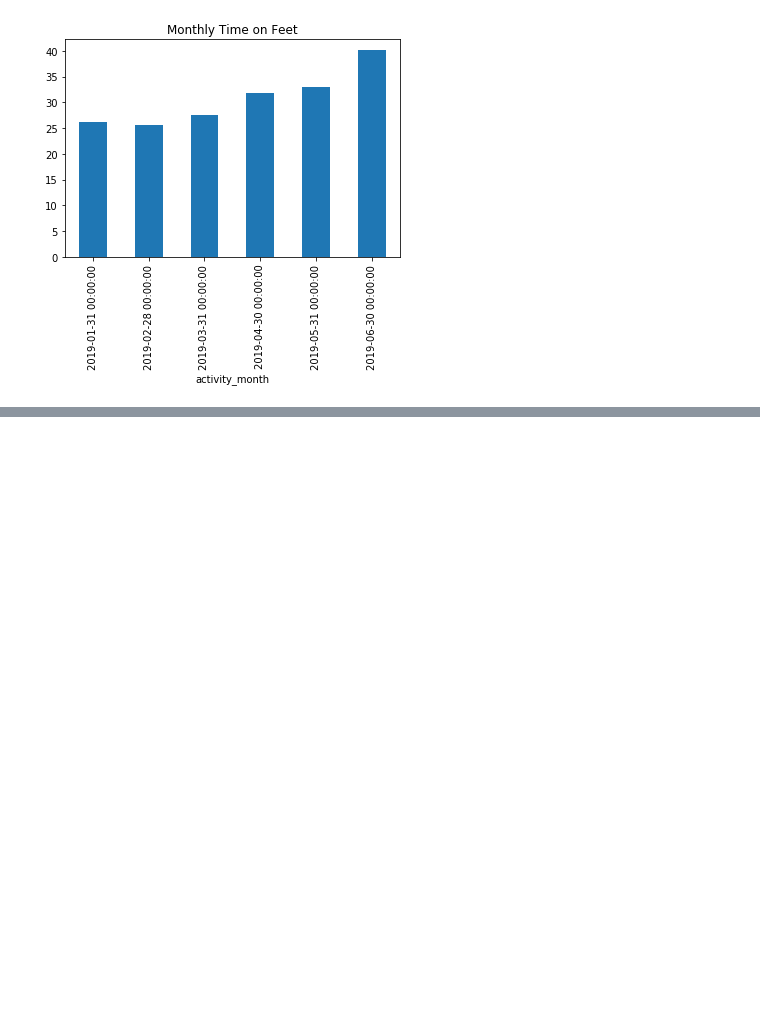
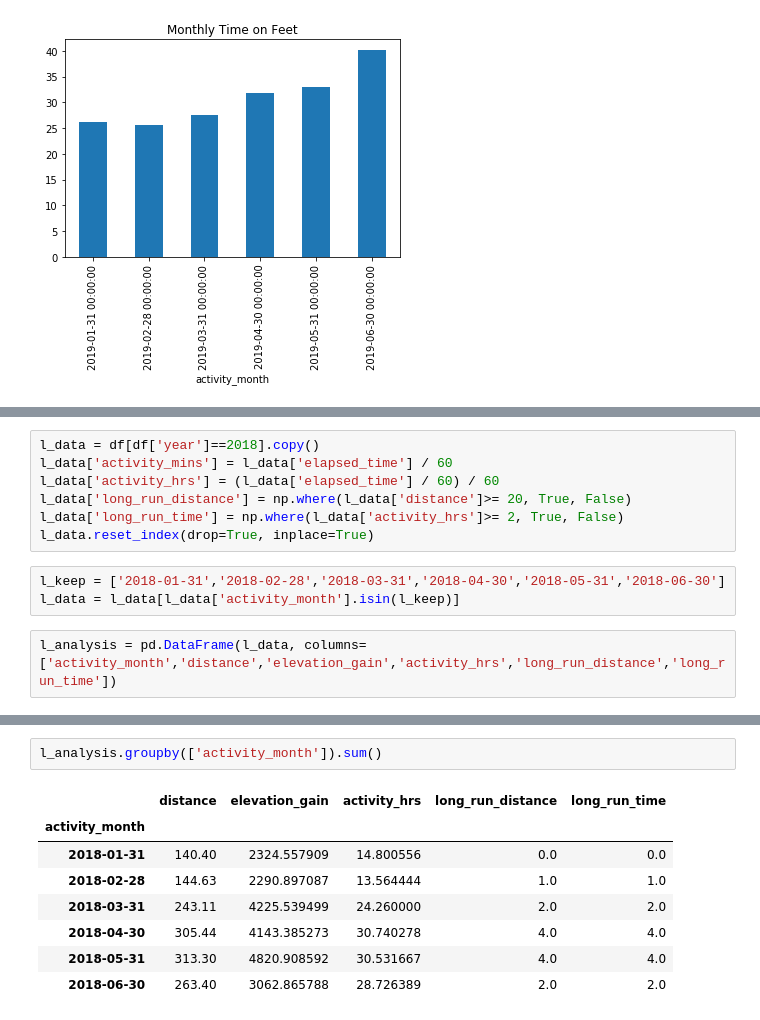
Before and after one commit to ben-bergan/jupyter_notebooks, a Jupyter notebook: notebooks/strava_annual_analysis.ipynb, the cells around one changed output, grey strips where cells are left out. Drawn from its saved outputs; the diff is of its cells as text; blank space fills up the shorter version.

Commit message:
Updated analysis file

```diff
--- a/notebooks/strava_annual_analysis.ipynb
+++ b/notebooks/strava_annual_analysis.ipynb
@@ -95,0 +91,12 @@ tof_analysis.plot.bar(x='activity_month', y='activity_hrs',title='Monthly Time o
+# %%
+l_data = df[df['year']==2018].copy()
+l_data['activity_mins'] = l_data['elapsed_time'] / 60
+l_data['activity_hrs'] = (l_data['elapsed_time'] / 60) / 60
+l_data['long_run_distance'] = np.where(l_data['distance']>= 20, True, False)
+l_data['long_run_time'] = np.where(l_data['activity_hrs']>= 2, True, False)
+l_data.reset_index(drop=True, inplace=True)
+# %%
+l_keep = ['2018-01-31','2018-02-28','2018-03-31','2018-04-30','2018-05-31','2018-06-30']
+l_data = l_data[l_data['activity_month'].isin(l_keep)]
+# %%
+l_analysis = pd.DataFrame(l_data, columns=['activity_month','distance','elevation_gain','activity_hrs','long_run_distance','long_run_time'])
@@ -95,0 +108,11 @@ tof_analysis.plot.bar(x='activity_month', y='activity_hrs',title='Monthly Time o
+# %%
+l_analysis.groupby(['activity_month']).sum()
+# %% [output]
+|  | distance | elevation_gain | activity_hrs | long_run_distance | long_run_time |
+| activity_month |  |  |  |  |  |
+| 2018-01-31 | 140.40 | 2324.557909 | 14.800556 | 0.0 | 0.0 |
+| 2018-02-28 | 144.63 | 2290.897087 | 13.564444 | 1.0 | 1.0 |
+| 2018-03-31 | 243.11 | 4225.539499 | 24.260000 | 2.0 | 2.0 |
+| 2018-04-30 | 305.44 | 4143.385273 | 30.740278 | 4.0 | 4.0 |
+| 2018-05-31 | 313.30 | 4820.908592 | 30.531667 | 4.0 | 4.0 |
+| 2018-06-30 | 263.40 | 3062.865788 | 28.726389 | 2.0 | 2.0 |
```
Also changed, not shown: parts of 5 cells of this notebook.
